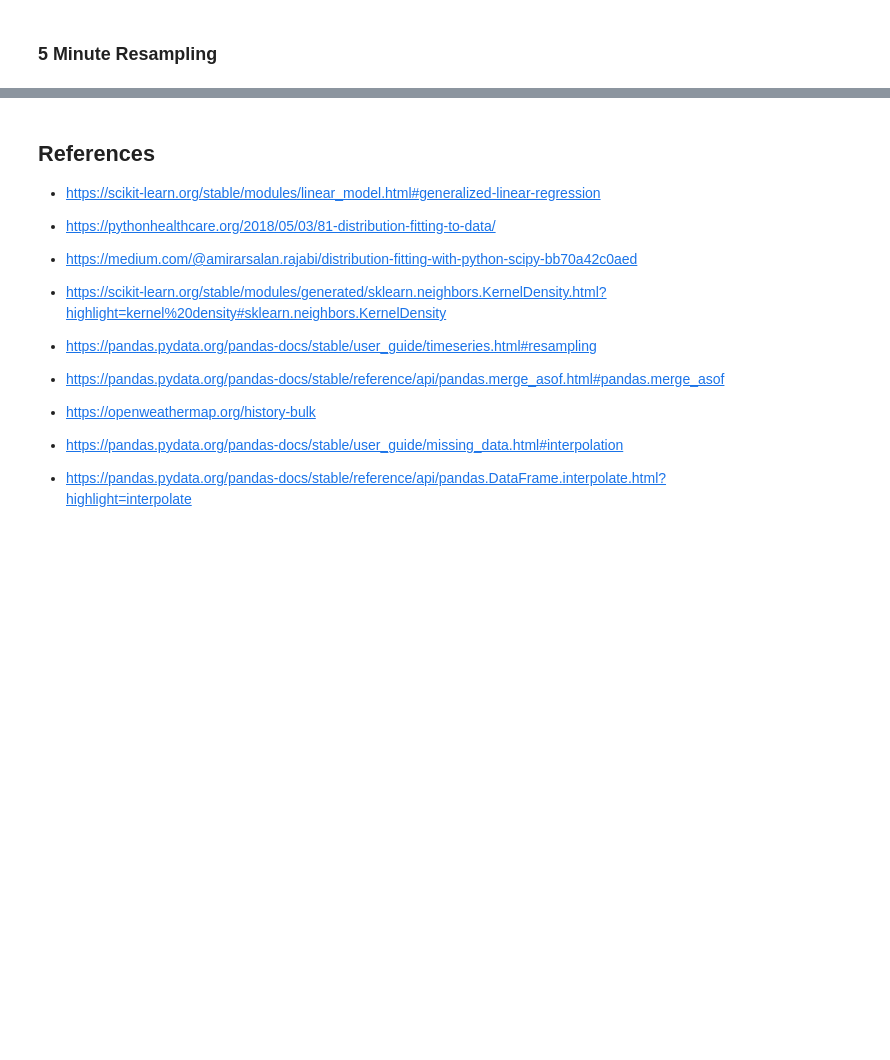
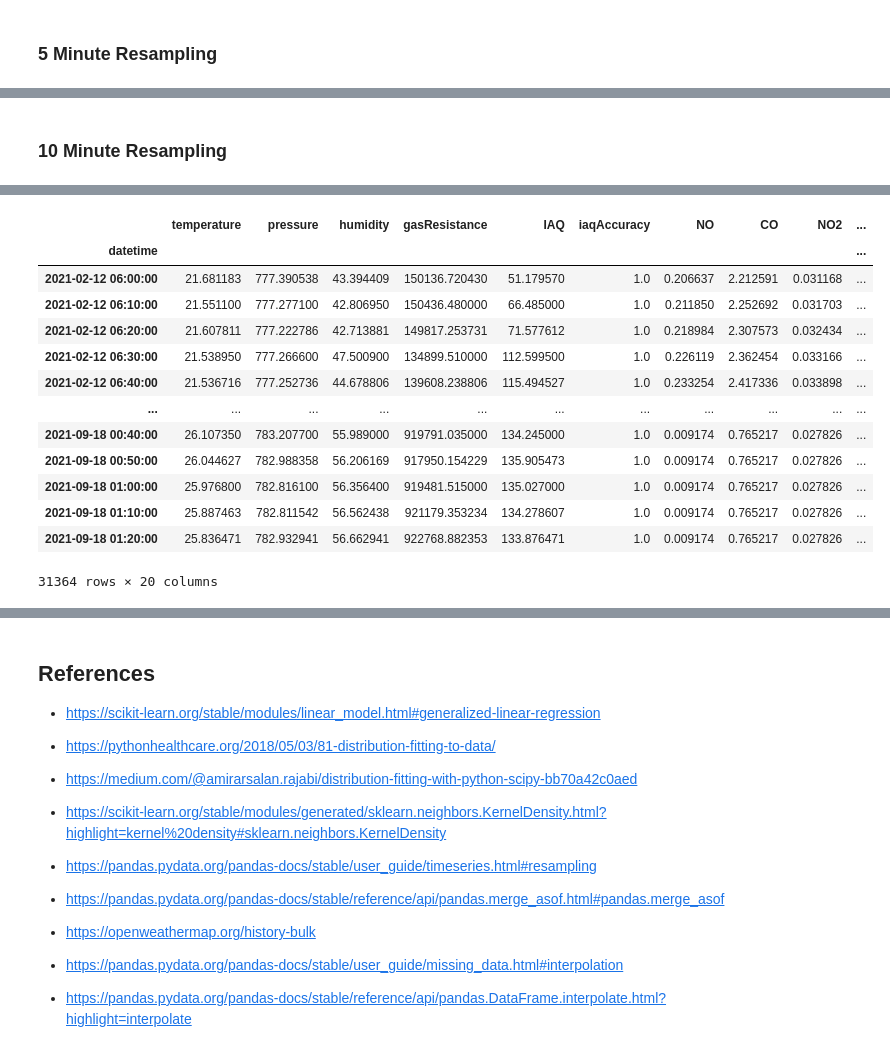
Before and after one commit to philwebsurfer/dlfinal, a Jupyter notebook: paper05_data_aggregation.ipynb, the cells around one changed output, grey strips where cells are left out. Cells and saved outputs as stored; diff of their text form; code cells hidden in the pictures; blank space fills up the shorter version.

Commit message:
update renderd file: paper05_data_aggregation.ipynb

```diff
--- a/paper05_data_aggregation.ipynb
+++ b/paper05_data_aggregation.ipynb
@@ -512,3 +512,19 @@ Wall time: 1.45 s
 | 2021-09-18 01:15:00 | 25.860099 | 782.840594 | 56.613069 | 921519.306931 | 134.372277 | 1.0 | 0.009174 | 0.765217 | 0.027826 | ... |
 | 2021-09-18 01:20:00 | 25.836471 | 782.932941 | 56.662941 | 922768.882353 | 133.876471 | 1.0 | 0.009174 | 0.765217 | 0.027826 | ... |
 62724 rows × 20 columns
+# %% [markdown]
+### 10 Minute Resampling
+# %%
+%%time
+
+df_10min = (
+  df2.
+  resample('10min').
+  mean()
+)
+df_10min = df_10min[~df_10min.isna().any(axis=1)]
+df_10min.drop(columns=["year", "month", "day", "hour",
+                      "minute", "second"], inplace=True)
+df_10min.to_pickle('data/data_10min.pickle.gz')
+df_10min
+# %% [output]
@@ -514,0 +533,14 @@ Wall time: 1.45 s
+|  | temperature | pressure | humidity | gasResistance | IAQ | iaqAccuracy | NO | CO | NO2 | ... |
+| datetime |  |  |  |  |  |  |  |  |  | ... |
+| 2021-02-12 06:00:00 | 21.681183 | 777.390538 | 43.394409 | 150136.720430 | 51.179570 | 1.0 | 0.206637 | 2.212591 | 0.031168 | ... |
+| 2021-02-12 06:10:00 | 21.551100 | 777.277100 | 42.806950 | 150436.480000 | 66.485000 | 1.0 | 0.211850 | 2.252692 | 0.031703 | ... |
+| 2021-02-12 06:20:00 | 21.607811 | 777.222786 | 42.713881 | 149817.253731 | 71.577612 | 1.0 | 0.218984 | 2.307573 | 0.032434 | ... |
+| 2021-02-12 06:30:00 | 21.538950 | 777.266600 | 47.500900 | 134899.510000 | 112.599500 | 1.0 | 0.226119 | 2.362454 | 0.033166 | ... |
+| 2021-02-12 06:40:00 | 21.536716 | 777.252736 | 44.678806 | 139608.238806 | 115.494527 | 1.0 | 0.233254 | 2.417336 | 0.033898 | ... |
+| ... | ... | ... | ... | ... | ... | ... | ... | ... | ... | ... |
+| 2021-09-18 00:40:00 | 26.107350 | 783.207700 | 55.989000 | 919791.035000 | 134.245000 | 1.0 | 0.009174 | 0.765217 | 0.027826 | ... |
+| 2021-09-18 00:50:00 | 26.044627 | 782.988358 | 56.206169 | 917950.154229 | 135.905473 | 1.0 | 0.009174 | 0.765217 | 0.027826 | ... |
+| 2021-09-18 01:00:00 | 25.976800 | 782.816100 | 56.356400 | 919481.515000 | 135.027000 | 1.0 | 0.009174 | 0.765217 | 0.027826 | ... |
+| 2021-09-18 01:10:00 | 25.887463 | 782.811542 | 56.562438 | 921179.353234 | 134.278607 | 1.0 | 0.009174 | 0.765217 | 0.027826 | ... |
+| 2021-09-18 01:20:00 | 25.836471 | 782.932941 | 56.662941 | 922768.882353 | 133.876471 | 1.0 | 0.009174 | 0.765217 | 0.027826 | ... |
+31364 rows × 20 columns
```
Also changed, not shown: parts of 12 cells of this notebook, 2 other files.
